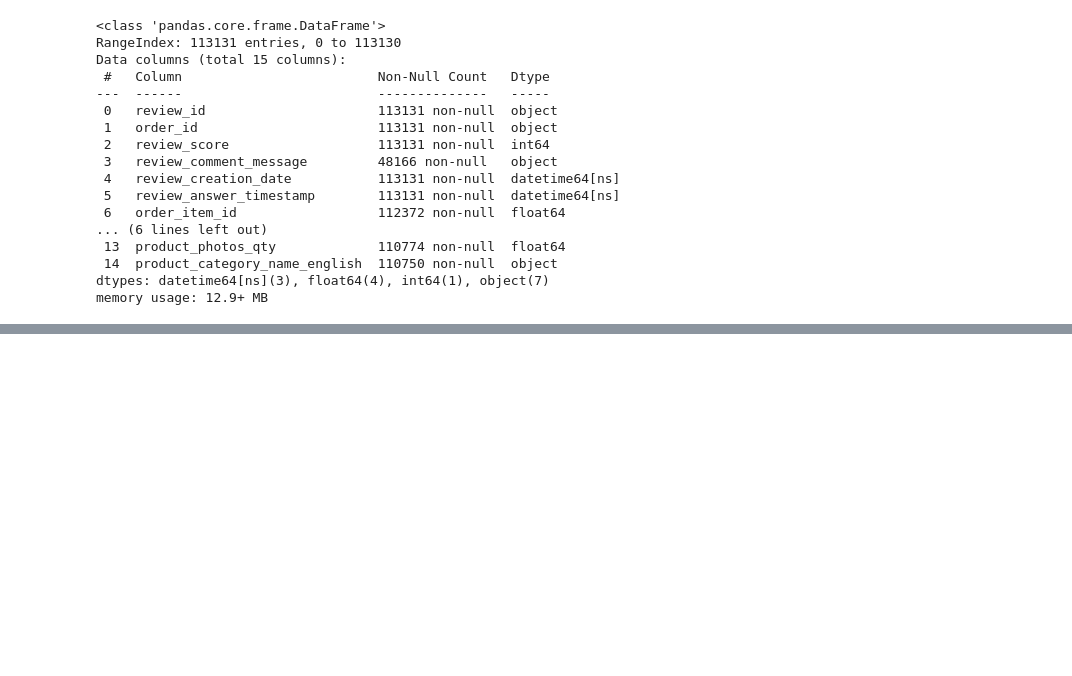
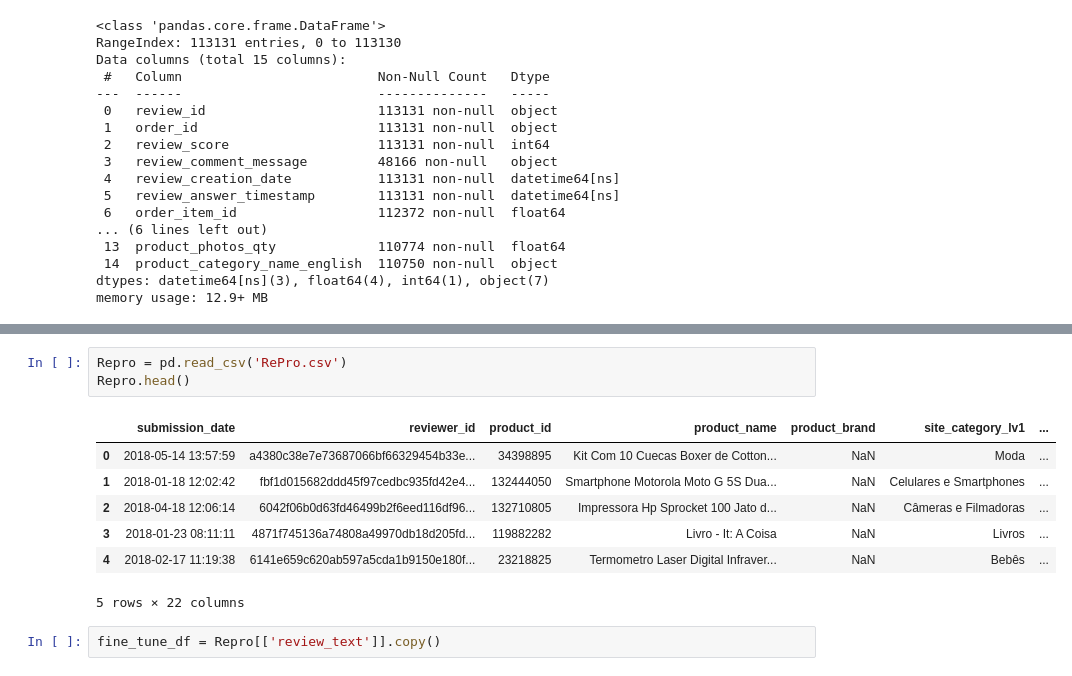
Before and after one commit to Romaric1209/Olist, a Jupyter notebook: Reviews Sentiment Analysis.ipynb, the cells around one changed output, grey strips where cells are left out. Cells and saved outputs as stored; diff of their text form; blank space fills up the shorter version.

```diff
--- a/Reviews Sentiment Analysis.ipynb
+++ b/Reviews Sentiment Analysis.ipynb
@@ -121,0 +147,13 @@ NameError: name 'keras' is not defined
+# %%
+Repro = pd.read_csv('RePro.csv')
+Repro.head()
+# %% [output]
+|  | submission_date | reviewer_id | product_id | product_name | product_brand | site_category_lv1 | ... |
+| 0 | 2018-05-14 13:57:59 | a4380c38e7e73687066bf66329454b33e... | 34398895 | Kit Com 10 Cuecas Boxer de Cotton... | NaN | Moda | ... |
+| 1 | 2018-01-18 12:02:42 | fbf1d015682ddd45f97cedbc935fd42e4... | 132444050 | Smartphone Motorola Moto G 5S Dua... | NaN | Celulares e Smartphones | ... |
+| 2 | 2018-04-18 12:06:14 | 6042f06b0d63fd46499b2f6eed116df96... | 132710805 | Impressora Hp Sprocket 100 Jato d... | NaN | Câmeras e Filmadoras | ... |
+| 3 | 2018-01-23 08:11:11 | 4871f745136a74808a49970db18d205fd... | 119882282 | Livro - It: A Coisa | NaN | Livros | ... |
+| 4 | 2018-02-17 11:19:38 | 6141e659c620ab597a5cda1b9150e180f... | 23218825 | Termometro Laser Digital Infraver... | NaN | Bebês | ... |
+5 rows × 22 columns
+# %%
+fine_tune_df = Repro[['review_text']].copy()
```
Also changed, not shown: parts of 28 cells of this notebook, 1 other file.
